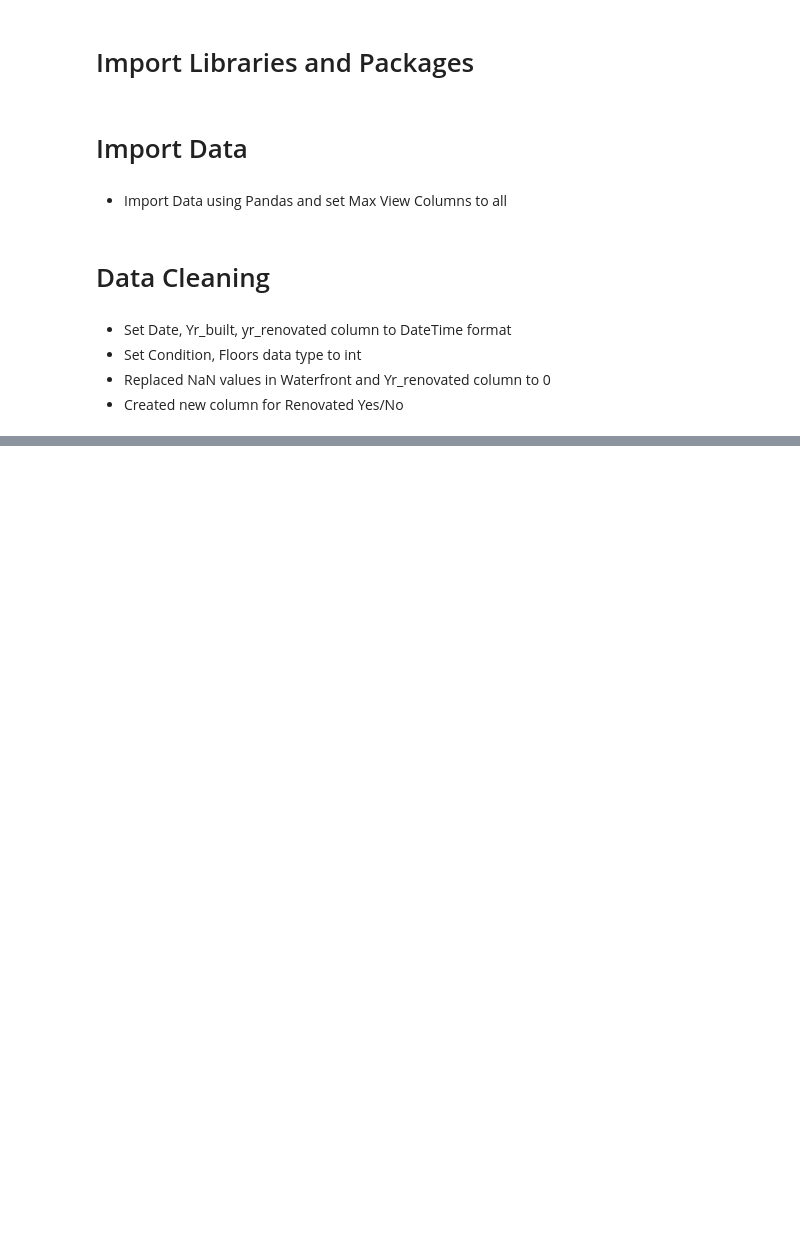
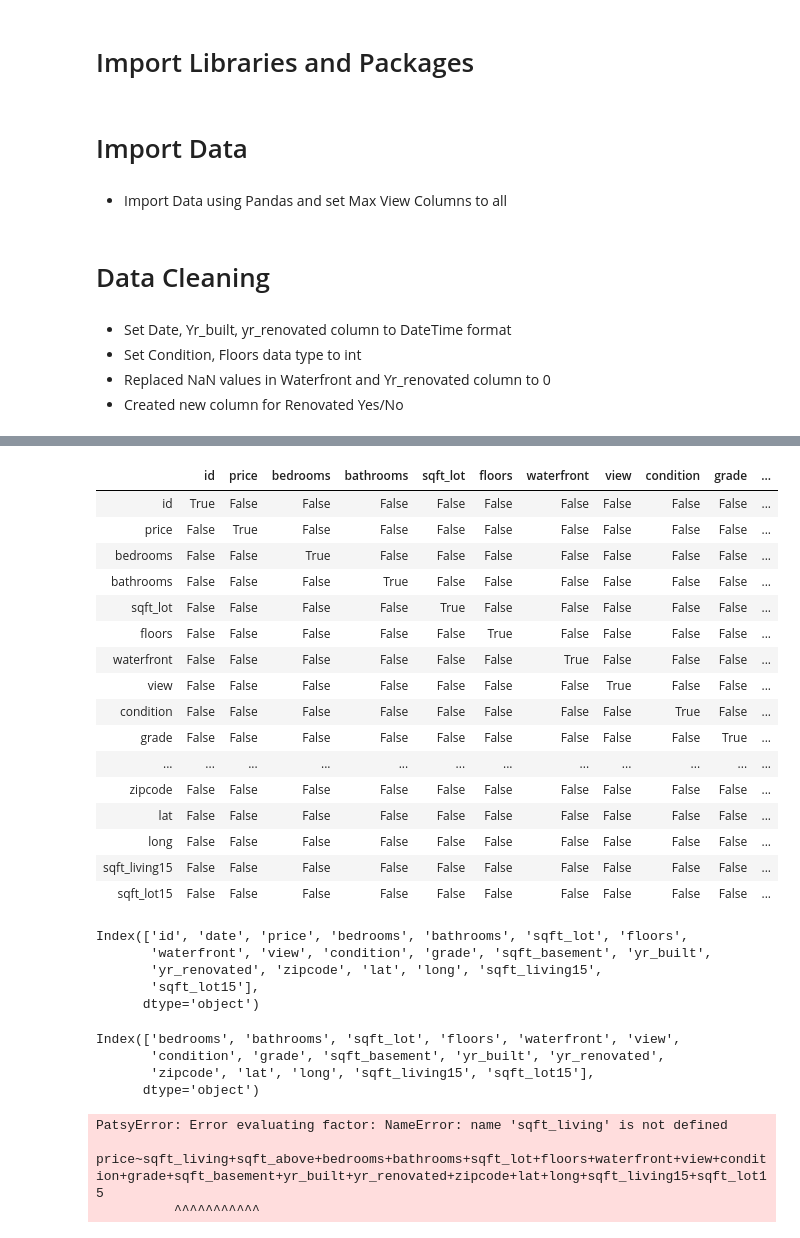
Before and after one commit to will4865/Predicting-Real-Estate-Prices, a Jupyter notebook: student.ipynb, the cells around one changed output, grey strips where cells are left out. Drawn from its saved outputs; the diff is of its cells as text; code cells hidden in the pictures; blank space fills up the shorter version.

```diff
--- a/student.ipynb
+++ b/student.ipynb
@@ -69,0 +64,44 @@ df.head()
+# %%
+(abs(df_test.corr()) > .75)
+# %% [output]
+|  | id | price | bedrooms | bathrooms | sqft_lot | floors | waterfront | view | condition | grade | ... |
+| id | True | False | False | False | False | False | False | False | False | False | ... |
+| price | False | True | False | False | False | False | False | False | False | False | ... |
+| bedrooms | False | False | True | False | False | False | False | False | False | False | ... |
+| bathrooms | False | False | False | True | False | False | False | False | False | False | ... |
+| sqft_lot | False | False | False | False | True | False | False | False | False | False | ... |
+| floors | False | False | False | False | False | True | False | False | False | False | ... |
+| waterfront | False | False | False | False | False | False | True | False | False | False | ... |
+| view | False | False | False | False | False | False | False | True | False | False | ... |
+| condition | False | False | False | False | False | False | False | False | True | False | ... |
+| grade | False | False | False | False | False | False | False | False | False | True | ... |
+| ... | ... | ... | ... | ... | ... | ... | ... | ... | ... | ... | ... |
+| zipcode | False | False | False | False | False | False | False | False | False | False | ... |
+| lat | False | False | False | False | False | False | False | False | False | False | ... |
+| long | False | False | False | False | False | False | False | False | False | False | ... |
+| sqft_living15 | False | False | False | False | False | False | False | False | False | False | ... |
+| sqft_lot15 | False | False | False | False | False | False | False | False | False | False | ... |
+# %%
+df_test.columns
+# %% [output]
+Index(['id', 'date', 'price', 'bedrooms', 'bathrooms', 'sqft_lot', 'floors',
+       'waterfront', 'view', 'condition', 'grade', 'sqft_basement', 'yr_built',
+       'yr_renovated', 'zipcode', 'lat', 'long', 'sqft_living15',
+       'sqft_lot15'],
+      dtype='object')
+# %%
+y=df_test['price']
+X=df_test.drop(columns=['id','date','price'])
+X.columns
+# %% [output]
+Index(['bedrooms', 'bathrooms', 'sqft_lot', 'floors', 'waterfront', 'view',
+       'condition', 'grade', 'sqft_basement', 'yr_built', 'yr_renovated',
+       'zipcode', 'lat', 'long', 'sqft_living15', 'sqft_lot15'],
+      dtype='object')
+# %%
+f='price~sqft_living+sqft_above+bedrooms+bathrooms+sqft_lot+floors+waterfront+view+condition+grade+sqft_basement+yr_built+yr_renovated+zipcode+lat+long+sqft_living15+sqft_lot15'
+model=ols(formula=f,data=df_test).fit()
+# %% [output]
+PatsyError: Error evaluating factor: NameError: name 'sqft_living' is not defined
+    price~sqft_living+sqft_above+bedrooms+bathrooms+sqft_lot+floors+waterfront+view+condition+grade+sqft_basement+yr_built+yr_renovated+zipcode+lat+long+sqft_living15+sqft_lot15
+          ^^^^^^^^^^^
```
Also changed, not shown: parts of 15 cells of this notebook.
